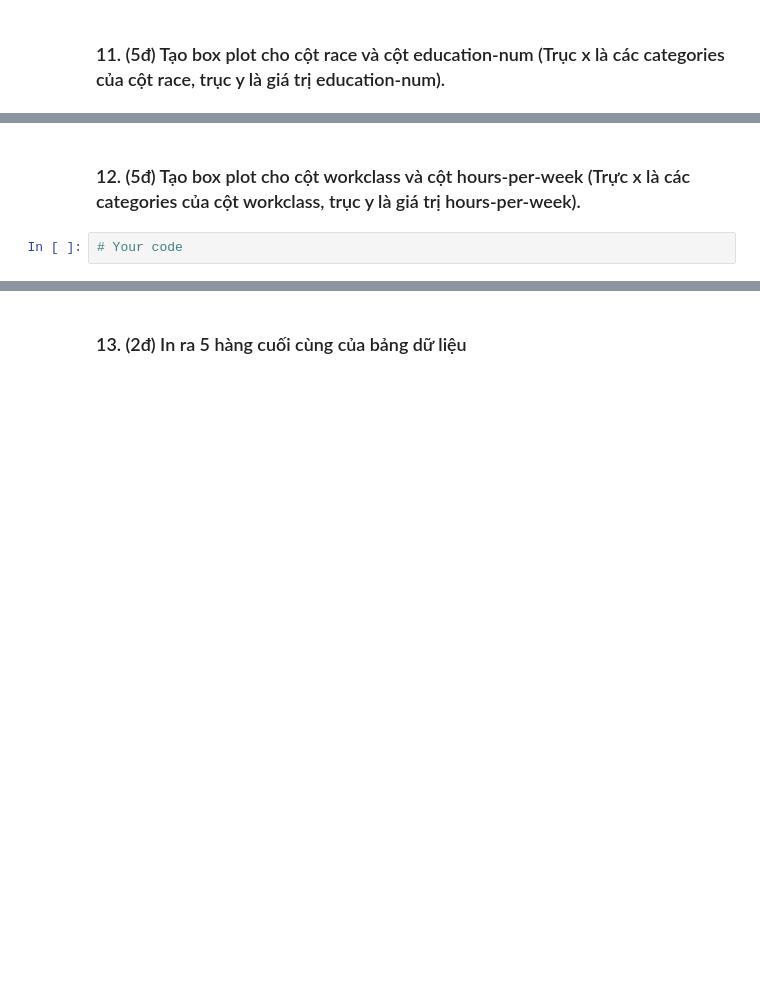
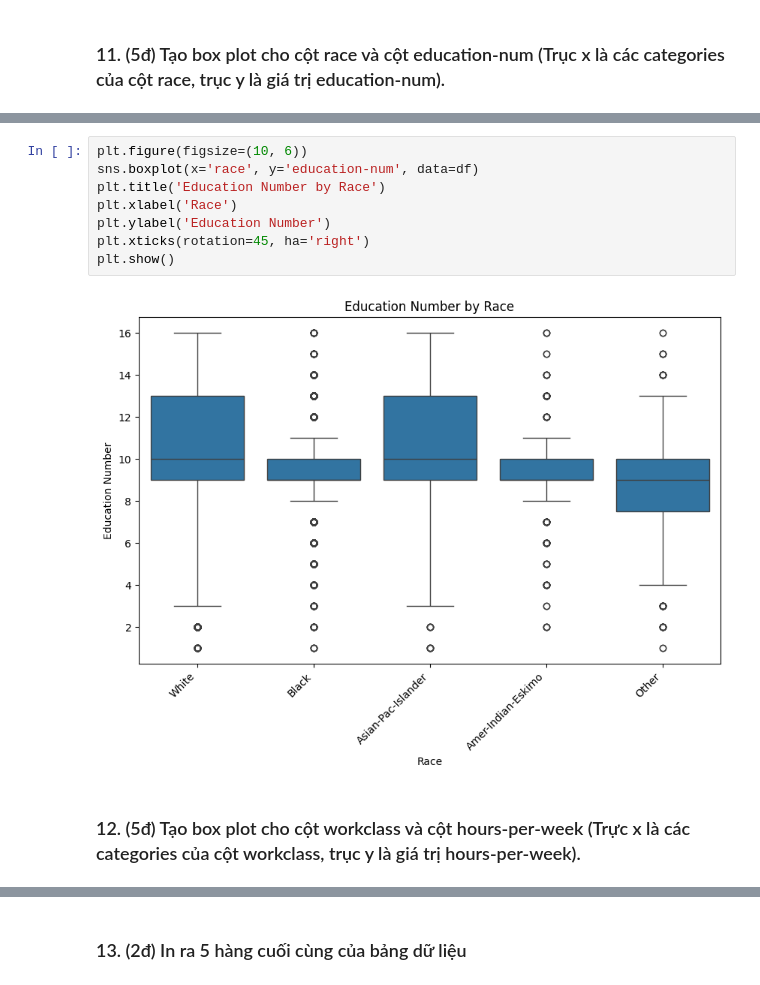
Before and after one commit to nguyenngochieu3127/git-practice, a Jupyter notebook: 12_online/adult.ipynb, the cells around one changed output, grey strips where cells are left out. Saved outputs shown, nothing was run; the diff lists cells and outputs as text; blank space fills up the shorter version.

```diff
--- a/12_online/adult.ipynb
+++ b/12_online/adult.ipynb
@@ -158,4 +163,12 @@ plt.show()
+# %%
+plt.figure(figsize=(10, 6))
+sns.boxplot(x='race', y='education-num', data=df)
+plt.title('Education Number by Race')
+plt.xlabel('Race')
+plt.ylabel('Education Number')
+plt.xticks(rotation=45, ha='right')
+plt.show()
+# %% [output]
+[figure, added]
 # %% [markdown]
 ### 12. (5đ) Tạo box plot cho cột workclass và cột hours-per-week (Trực x là các categories của cột workclass, trục y là giá trị hours-per-week).
-# %%
-# Your code
```
Also changed, not shown: parts of 8 cells of this notebook.
